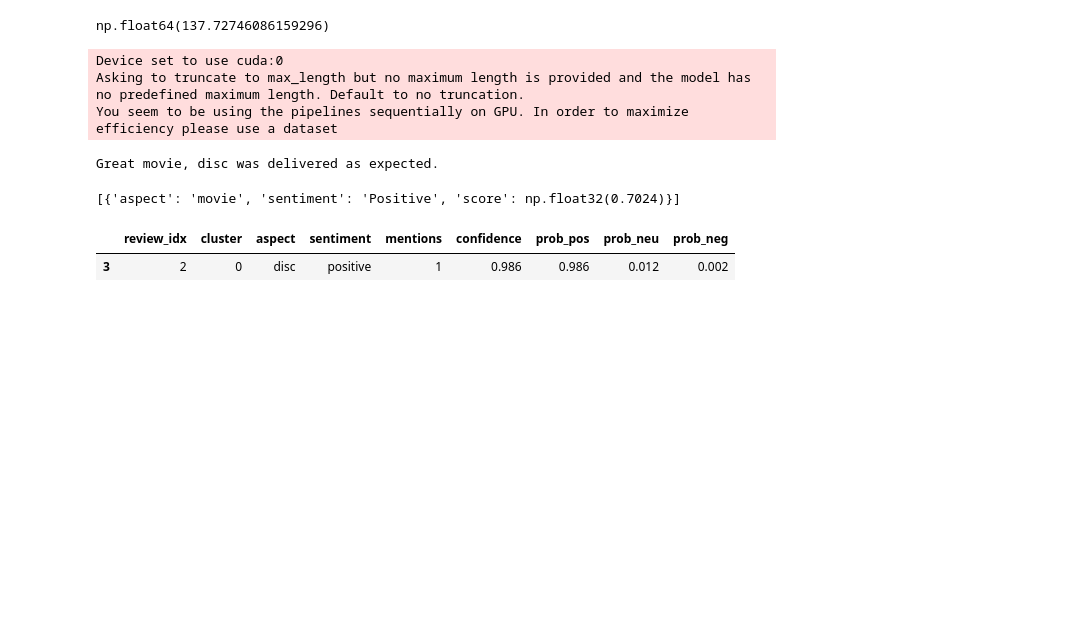
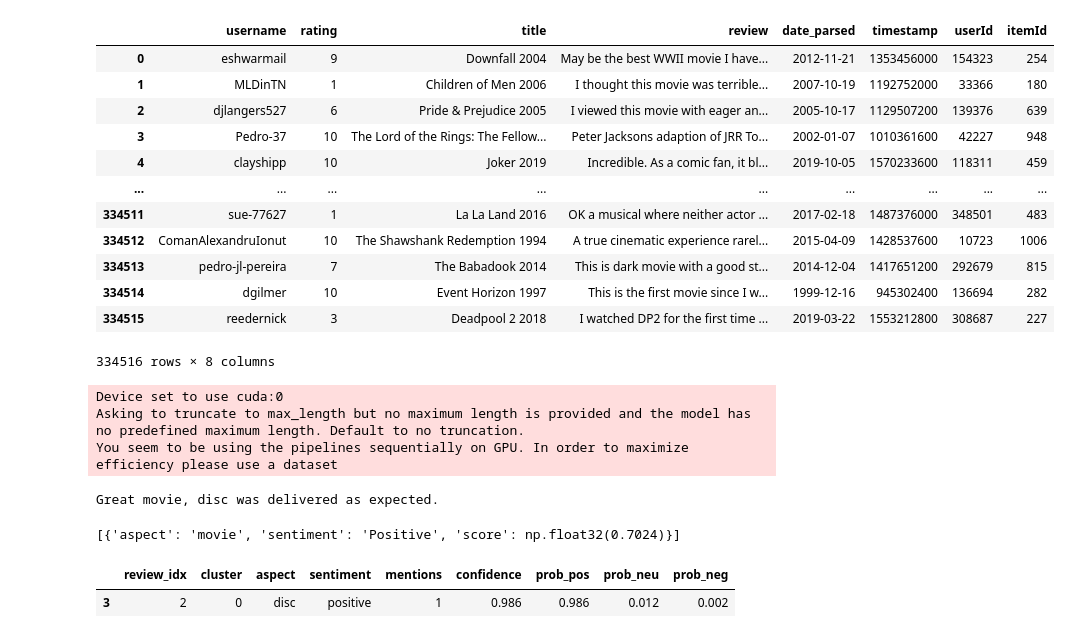
Before and after one commit to ferreira-eduardo/ghc2f, a Jupyter notebook: test.ipynb, the cells around one changed output. Saved outputs shown, nothing was run; the diff lists cells and outputs as text; code cells hidden in the pictures; blank space fills up the shorter version.

```diff
--- a/test.ipynb
+++ b/test.ipynb
@@ -7,7 +20,21 @@ test = df['text'].apply(lambda x : len(x.split()))
-# %%
-test.std()
-# %% [output]
-np.float64(137.72746086159296)
+# %%
+df = pd.read_parquet('data/imdb.parquet')
+# %%
+df
+# %% [output]
+|  | username | rating | title | review | date_parsed | timestamp | userId | itemId |
+| 0 | eshwarmail | 9 | Downfall 2004 | May be the best WWII movie I have... | 2012-11-21 | 1353456000 | 154323 | 254 |
+| 1 | MLDinTN | 1 | Children of Men 2006 | I thought this movie was terrible... | 2007-10-19 | 1192752000 | 33366 | 180 |
+| 2 | djlangers527 | 6 | Pride & Prejudice 2005 | I viewed this movie with eager an... | 2005-10-17 | 1129507200 | 139376 | 639 |
+| 3 | Pedro-37 | 10 | The Lord of the Rings: The Fellow... | Peter Jacksons adaption of JRR To... | 2002-01-07 | 1010361600 | 42227 | 948 |
+| 4 | clayshipp | 10 | Joker 2019 | Incredible. As a comic fan, it bl... | 2019-10-05 | 1570233600 | 118311 | 459 |
+| ... | ... | ... | ... | ... | ... | ... | ... | ... |
+| 334511 | sue-77627 | 1 | La La Land 2016 | OK a musical where neither actor ... | 2017-02-18 | 1487376000 | 348501 | 483 |
+| 334512 | ComanAlexandruIonut | 10 | The Shawshank Redemption 1994 | A true cinematic experience rarel... | 2015-04-09 | 1428537600 | 10723 | 1006 |
+| 334513 | pedro-jl-pereira | 7 | The Babadook 2014 | This is dark movie with a good st... | 2014-12-04 | 1417651200 | 292679 | 815 |
+| 334514 | dgilmer | 10 | Event Horizon 1997 | This is the first movie since I w... | 1999-12-16 | 945302400 | 136694 | 282 |
+| 334515 | reedernick | 3 | Deadpool 2 2018 | I watched DP2 for the first time ... | 2019-03-22 | 1553212800 | 308687 | 227 |
+334516 rows × 8 columns
 # %%
 df = df.sample(n=min(50, df.shape[0]), random_state=42).reset_index(drop=True)
 # %%
```
Also changed, not shown: parts of 2 cells of this notebook, 15 other files.
